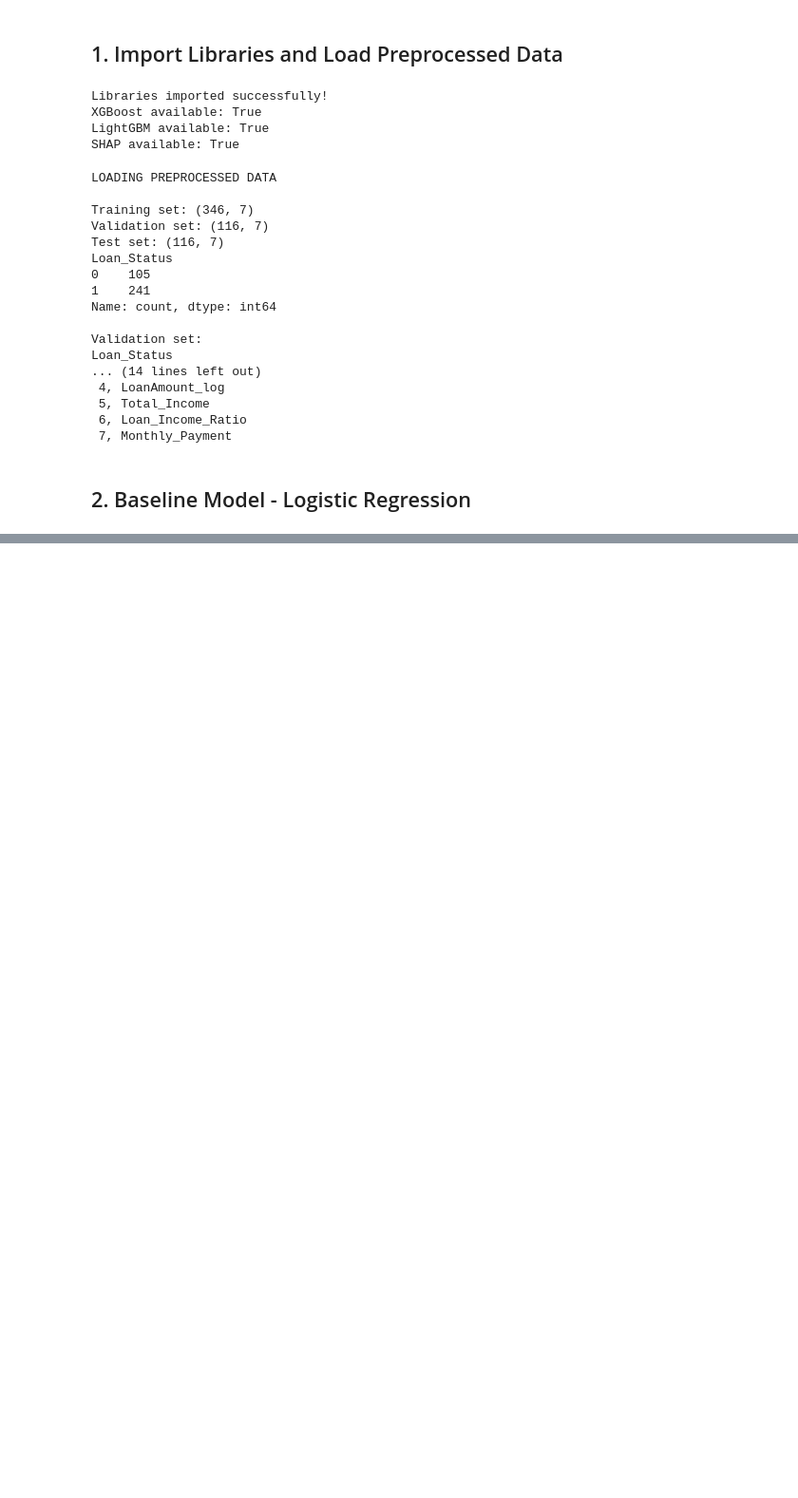
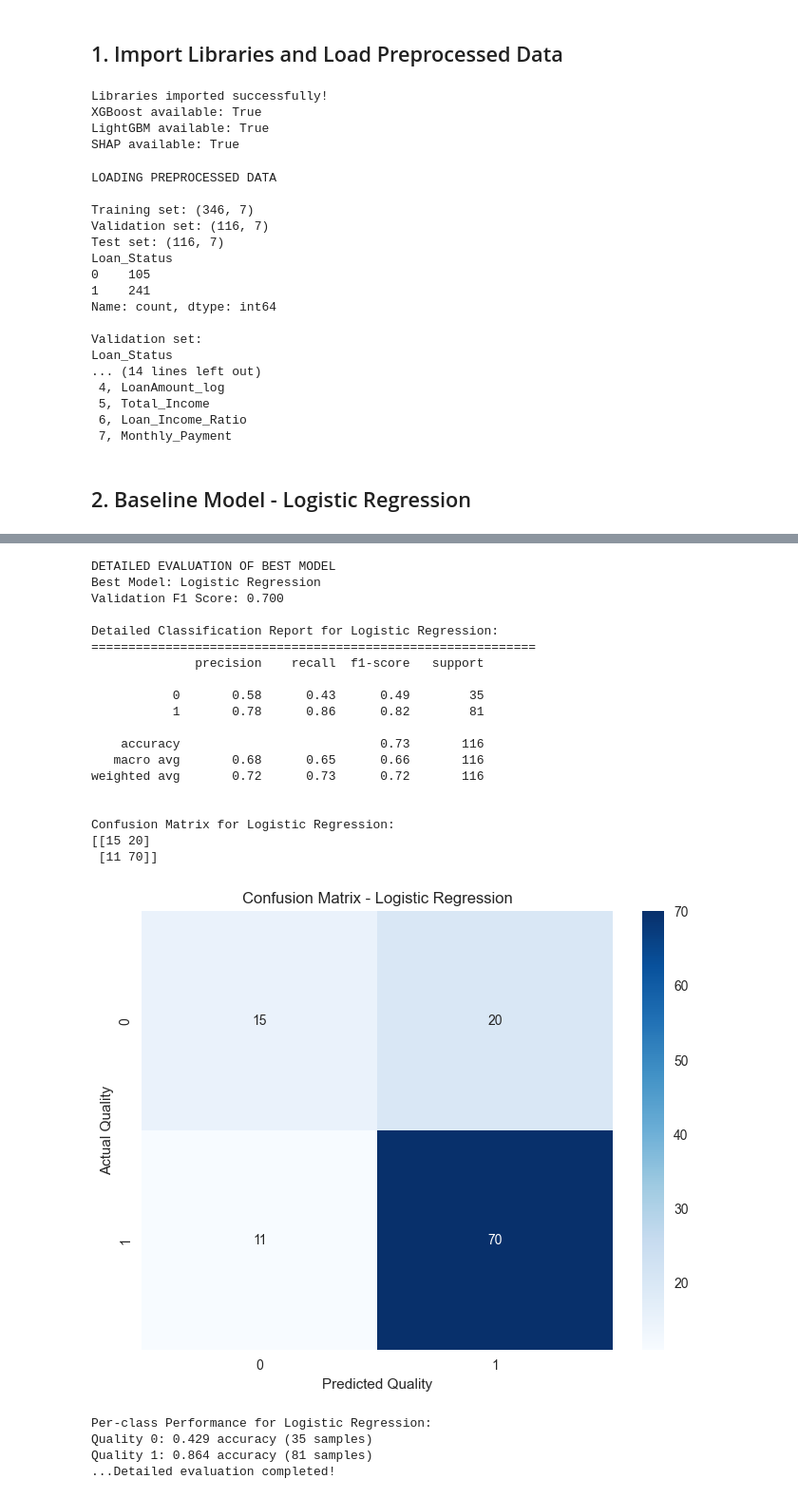
Before and after one commit to KudoroEsther/Files_Backend, a Jupyter notebook: HomeLoan_Model.ipynb, the cells around one changed output, grey strips where cells are left out. Shown at 95% size. Cells and saved outputs as stored; diff of their text form; code cells hidden in the pictures; blank space fills up the shorter version.

```diff
--- a/HomeLoan_Model.ipynb
+++ b/HomeLoan_Model.ipynb
@@ -194,0 +513,73 @@ Feature Coefficients (Top 10):
+# %%
+# Detailed evaluation of best model
+print("DETAILED EVALUATION OF BEST MODEL")
+
+# Get the best model
+if best_model_name == 'Logistic Regression':
+    best_model = baseline_model
+    y_test_pred_best = y_test_pred
+elif best_model_name == 'Random Forest':
+    best_model = rf_model
+    y_test_pred_best = y_test_pred_rf
+elif best_model_name == 'XGBoost':
+    best_model = xgb_model
+    y_test_pred_best = y_test_pred_xgb
+
+print(f"Best Model: {best_model_name}")
+print(f"Validation F1 Score: {best_model_score:.3f}")
+
+# Detailed classification report
+print(f"\nDetailed Classification Report for {best_model_name}:")
+print("=" * 60)
+print(classification_report(y_test, y_test_pred_best))
+
+# Confusion matrix
+print(f"\nConfusion Matrix for {best_model_name}:")
+cm = confusion_matrix(y_test, y_test_pred_best)
+print(cm)
+
+# Visualize confusion matrix
+plt.figure(figsize=(8, 6))
+sns.heatmap(cm, annot=True, fmt='d', cmap='Blues',
+            xticklabels=sorted(y_test.unique()),
+            yticklabels=sorted(y_test.unique()))
+plt.title(f'Confusion Matrix - {best_model_name}')
+plt.xlabel('Predicted Quality')
+plt.ylabel('Actual Quality')
+plt.show()
+
+# Per-class performance
+print(f"\nPer-class Performance for {best_model_name}:")
+unique_classes = sorted(y_test.unique())
+for class_label in unique_classes:
+    class_mask = y_test == class_label
+    if class_mask.sum() > 0:  # Only if class exists in test set
+        class_accuracy = accuracy_score(y_test[class_mask], y_test_pred_best[class_mask])
+        print(f"Quality {class_label}: {class_accuracy:.3f} accuracy ({class_mask.sum()} samples)")
+
+print("...Detailed evaluation completed!")
+# %% [output]
+DETAILED EVALUATION OF BEST MODEL
+Best Model: Logistic Regression
+Validation F1 Score: 0.700
+
+Detailed Classification Report for Logistic Regression:
+============================================================
+              precision    recall  f1-score   support
+
+           0       0.58      0.43      0.49        35
+           1       0.78      0.86      0.82        81
+
+    accuracy                           0.73       116
+   macro avg       0.68      0.65      0.66       116
+weighted avg       0.72      0.73      0.72       116
+
+
+Confusion Matrix for Logistic Regression:
+[[15 20]
+ [11 70]]
+[figure, added]
+Per-class Performance for Logistic Regression:
+Quality 0: 0.429 accuracy (35 samples)
+Quality 1: 0.864 accuracy (81 samples)
+...Detailed evaluation completed!
```
Also changed, not shown: parts of 8 cells of this notebook.
